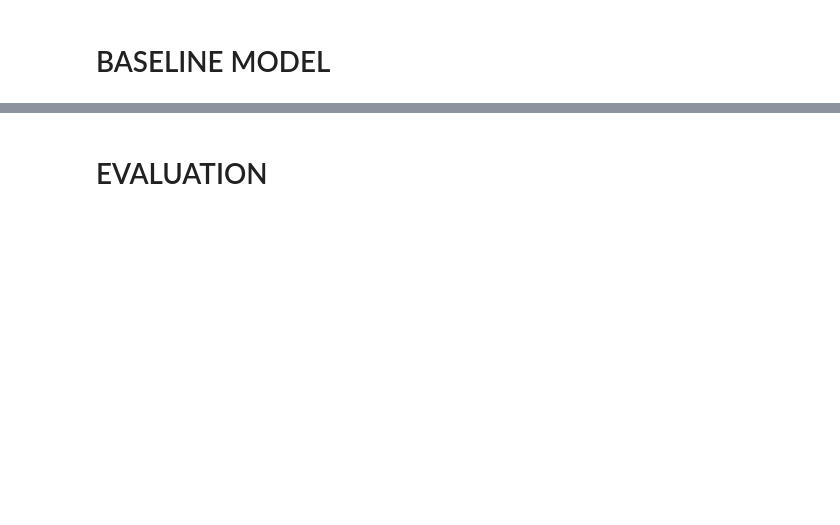
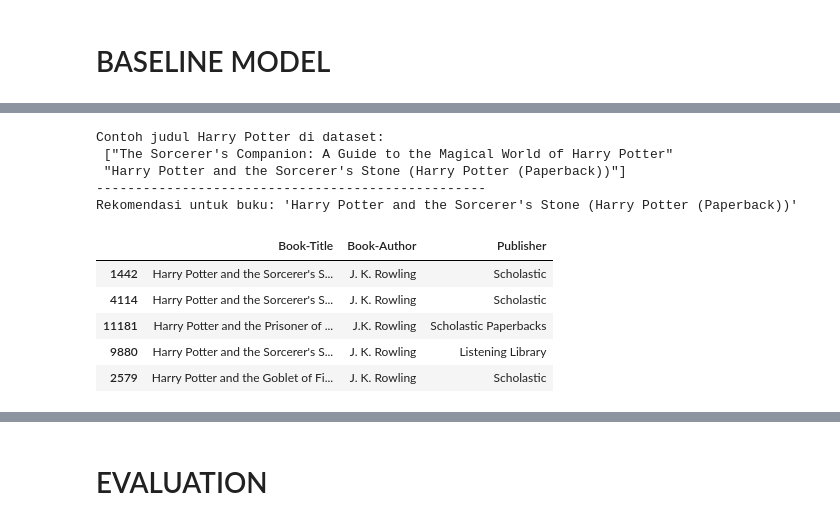
Before and after one commit to RidhoNurFauzi/Book-Recommender-System-Hybrid-Content-Based-Collaborative-Filtering-, a Jupyter notebook: Book_Recommender.ipynb, the cells around one changed output, grey strips where cells are left out. Cells and saved outputs as stored; diff of their text form; code cells hidden in the pictures; blank space fills up the shorter version.

```diff
--- a/Book_Recommender.ipynb
+++ b/Book_Recommender.ipynb
@@ -641,0 +820,28 @@ df_books[['Book-Title', 'content']].head()
+# %%
+from sklearn.feature_extraction.text import TfidfVectorizer
+from sklearn.metrics.pairwise import cosine_similarity
+import pandas as pd
+
+df_books_cb = df_books[df_books['ISBN'].isin(popular_books)].reset_index(drop=True)
+print(f"Jumlah buku untuk Content-Based: {df_books_cb.shape[0]} buku")
+tfidf = TfidfVectorizer(stop_words='english')
+tfidf_matrix = tfidf.fit_transform(df_books_cb['content'])
+print("Ukuran TF-IDF Matrix:", tfidf_matrix.shape)
+cosine_sim = cosine_similarity(tfidf_matrix, tfidf_matrix)
+print("Ukuran matriks Cosine Similarity:", cosine_sim.shape)
+indices = pd.Series(df_books_cb.index, index=df_books_cb['Book-Title']).drop_duplicates()
+
+def recommend_books_cbf(title, cosine_sim=cosine_sim, df=df_books_cb, top_k=5):
+    if title not in indices:
+        return "Buku tidak ditemukan di dataset populer. Silakan coba judul lain."
+
+    idx = indices[title]
+
+    if type(idx) is pd.Series:
+        idx = idx.iloc[0]
+
+    sim_scores = list(enumerate(cosine_sim[idx]))
+    sim_scores = sorted(sim_scores, key=lambda x: x[1], reverse=True)
+    sim_scores = sim_scores[1:top_k+1]
+    book_indices = [i[0] for i in sim_scores]
+    return df.iloc[book_indices][['Book-Title', 'Book-Author', 'Publisher']]
@@ -643,0 +871,21 @@ df_books[['Book-Title', 'content']].head()
+# %%
+hp_books = df_books_cb[df_books_cb['Book-Title'].str.contains("Harry Potter", na=False)]
+print("Contoh judul Harry Potter di dataset:\n", hp_books['Book-Title'].head(2).values)
+print("-" * 50)
+judul_tes = "Harry Potter and the Sorcerer's Stone (Harry Potter (Paperback))"
+print(f"Rekomendasi untuk buku: '{judul_tes}'\n")
+
+hasil_rekomendasi = recommend_books_cbf(judul_tes)
+hasil_rekomendasi
+# %% [output]
+Contoh judul Harry Potter di dataset:
+ ["The Sorcerer's Companion: A Guide to the Magical World of Harry Potter"
+ "Harry Potter and the Sorcerer's Stone (Harry Potter (Paperback))"]
+--------------------------------------------------
+Rekomendasi untuk buku: 'Harry Potter and the Sorcerer's Stone (Harry Potter (Paperback))'
+|  | Book-Title | Book-Author | Publisher |
+| 1442 | Harry Potter and the Sorcerer's S... | J. K. Rowling | Scholastic |
+| 4114 | Harry Potter and the Sorcerer's S... | J. K. Rowling | Scholastic |
+| 11181 | Harry Potter and the Prisoner of ... | J.K. Rowling | Scholastic Paperbacks |
+| 9880 | Harry Potter and the Sorcerer's S... | J. K. Rowling | Listening Library |
+| 2579 | Harry Potter and the Goblet of Fi... | J. K. Rowling | Scholastic |
```
Also changed, not shown: parts of 38 cells of this notebook.
